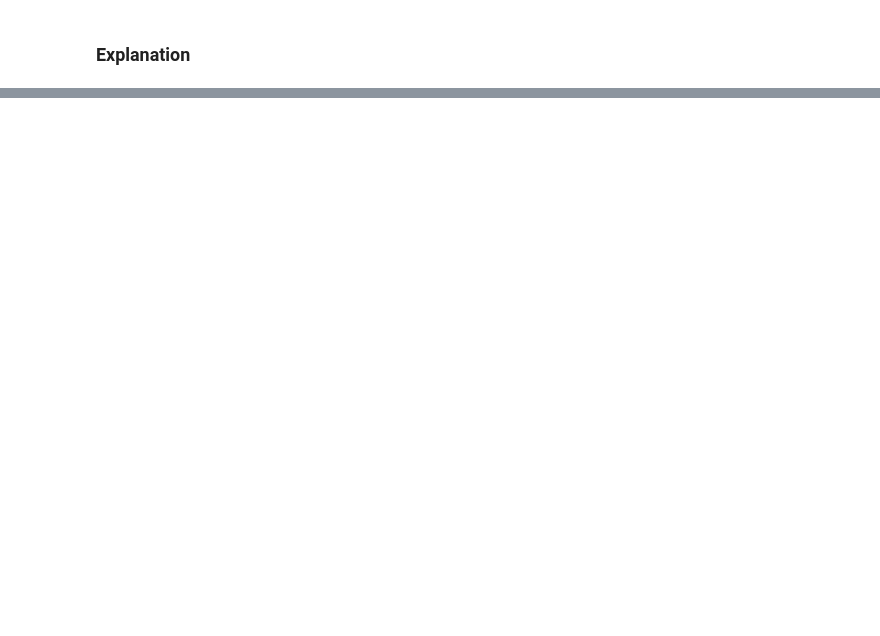
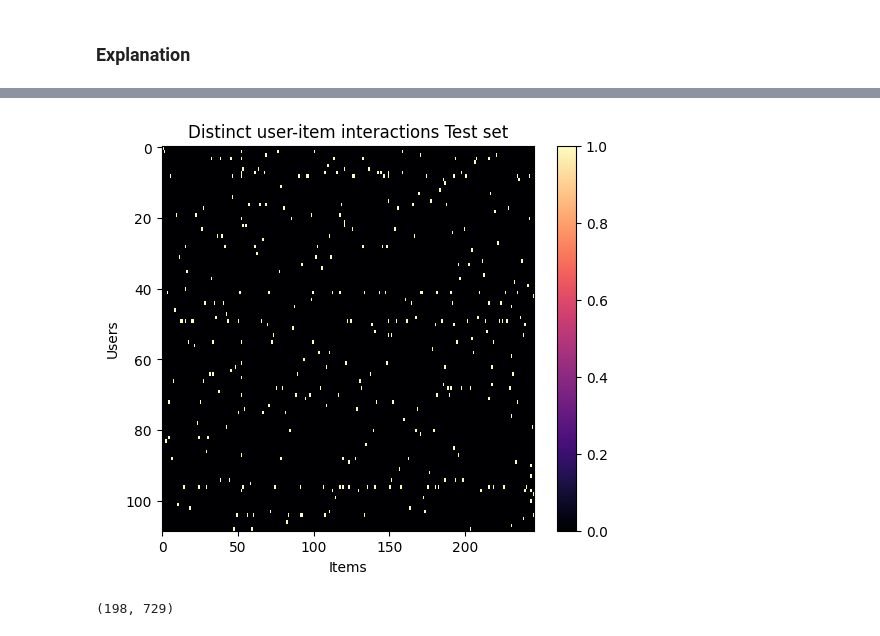
Before and after one commit to matthew-balogh/recommendation-systems-project, a Jupyter notebook: project.ipynb, the cells around one changed output, grey strips where cells are left out. Cells and saved outputs as stored; diff of their text form; code cells hidden in the pictures; blank space fills up the shorter version.

```diff
--- a/project.ipynb
+++ b/project.ipynb
@@ -490,0 +831,8 @@ plt.show()
+# %%
+test_uir = ratio_split.test_set.uir_tuple
+
+test_interaction_matrix = pd.DataFrame({
+    "visitorid": [uid_map_inv[uid] for uid in test_uir[0]],
+    "itemid": [iid_map_inv[iid] for iid in test_uir[1]],
+    "known_score": test_uir[2]
+})
@@ -490,0 +843,9 @@ plt.show()
+# %%
+InteractionVisual(test_interaction_matrix, value_key="known_score", split_name="Test").plot()
+# %% [output]
+[figure, added]
+# %%
+rec = np.dot(model.wmf.U, model.wmf.V.T)
+display(rec.shape)
+# %% [output]
+(198, 729)
```
Also changed, not shown: parts of 47 cells of this notebook.
